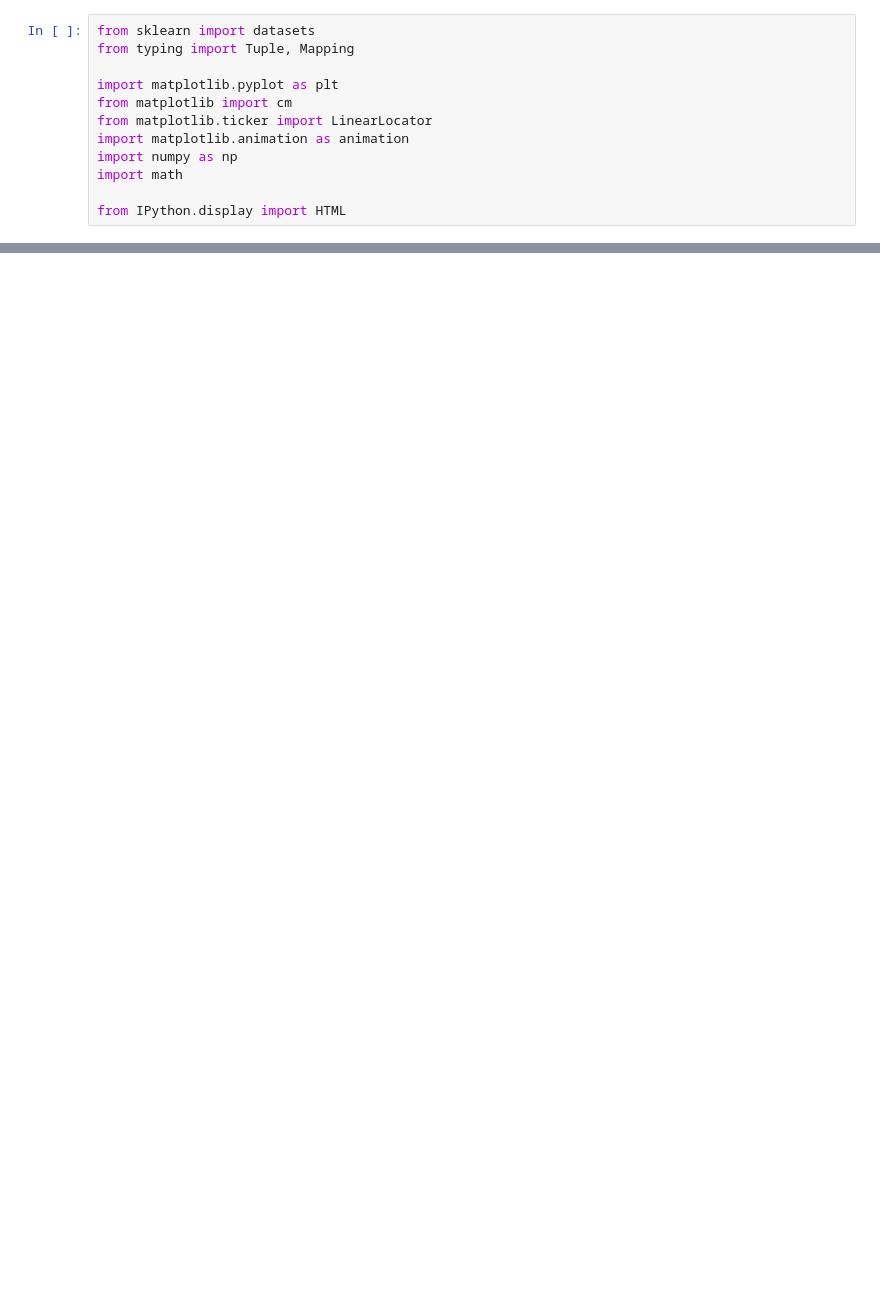
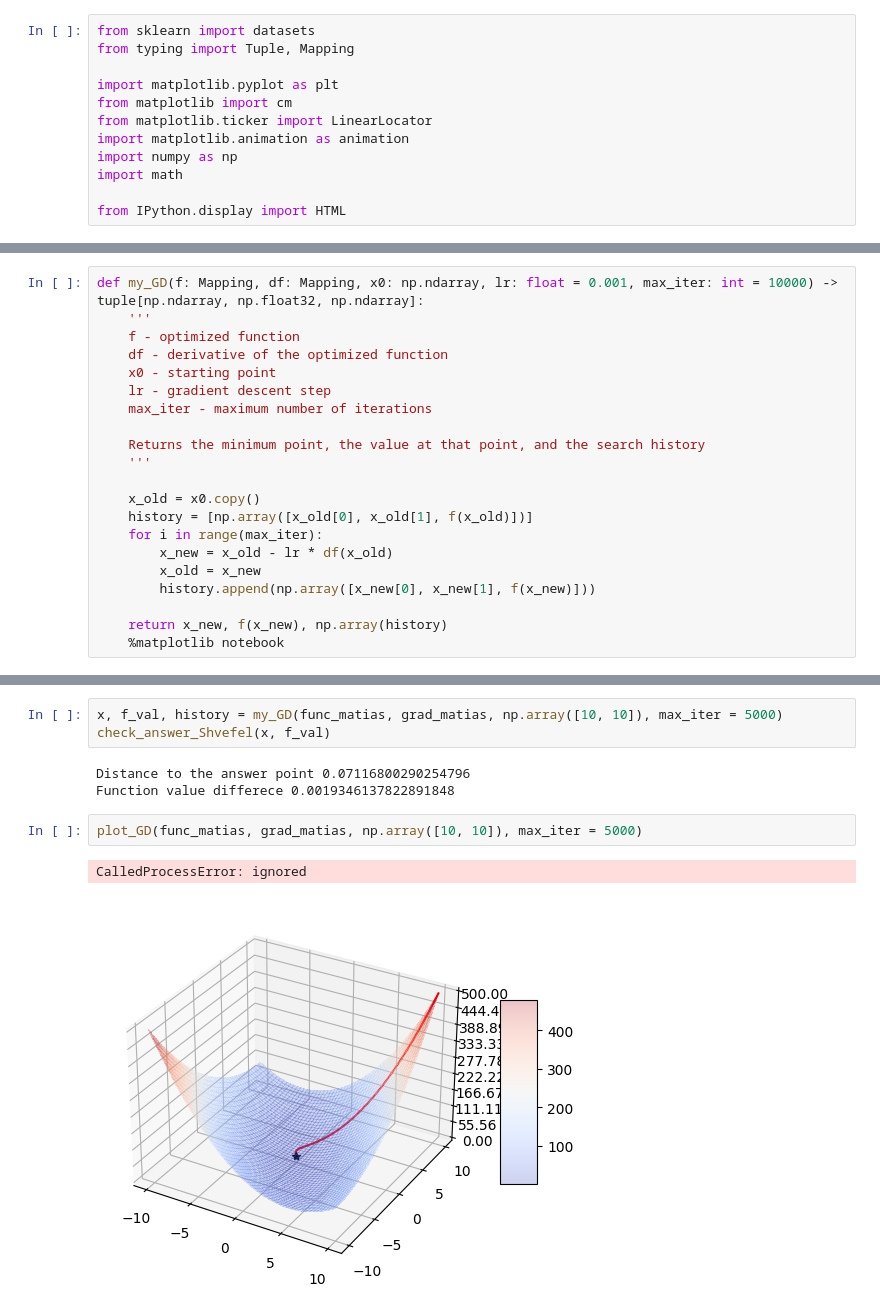
Before and after one commit to EugIva/ProzorovEI109m_labsML, a Jupyter notebook: ML_labs/1_semestr/1lab_1/ProzorovEI109_ML_1sem_1lab.ipynb, the cells around one changed output, grey strips where cells are left out. Drawn from its saved outputs; the diff is of its cells as text; blank space fills up the shorter version.

```diff
--- a/ML_labs/1_semestr/1lab_1/ProzorovEI109_ML_1sem_1lab.ipynb
+++ b/ML_labs/1_semestr/1lab_1/ProzorovEI109_ML_1sem_1lab.ipynb
@@ -68,0 +96,21 @@ plt.show()
+# %%
+def my_GD(f: Mapping, df: Mapping, x0: np.ndarray, lr: float = 0.001, max_iter: int = 10000) -> tuple[np.ndarray, np.float32, np.ndarray]:
+    '''
+    f - optimized function
+    df - derivative of the optimized function
+    x0 - starting point
+    lr - gradient descent step
+    max_iter - maximum number of iterations
+
+    Returns the minimum point, the value at that point, and the search history
+    '''
+
+    x_old = x0.copy()
+    history = [np.array([x_old[0], x_old[1], f(x_old)])]
+    for i in range(max_iter):
+        x_new = x_old - lr * df(x_old)
+        x_old = x_new
+        history.append(np.array([x_new[0], x_new[1], f(x_new)]))
+
+    return x_new, f(x_new), np.array(history)
+    %matplotlib notebook
@@ -68,0 +192,11 @@ plt.show()
+# %%
+x, f_val, history = my_GD(func_matias, grad_matias, np.array([10, 10]), max_iter = 5000)
+check_answer_Shvefel(x, f_val)
+# %% [output]
+Distance to the answer point 0.07116800290254796
+Function value differece 0.0019346137822891848
+# %%
+plot_GD(func_matias, grad_matias, np.array([10, 10]), max_iter = 5000)
+# %% [output]
+CalledProcessError: ignored
+[figure, added]
```
Also changed, not shown: parts of 12 cells of this notebook.
